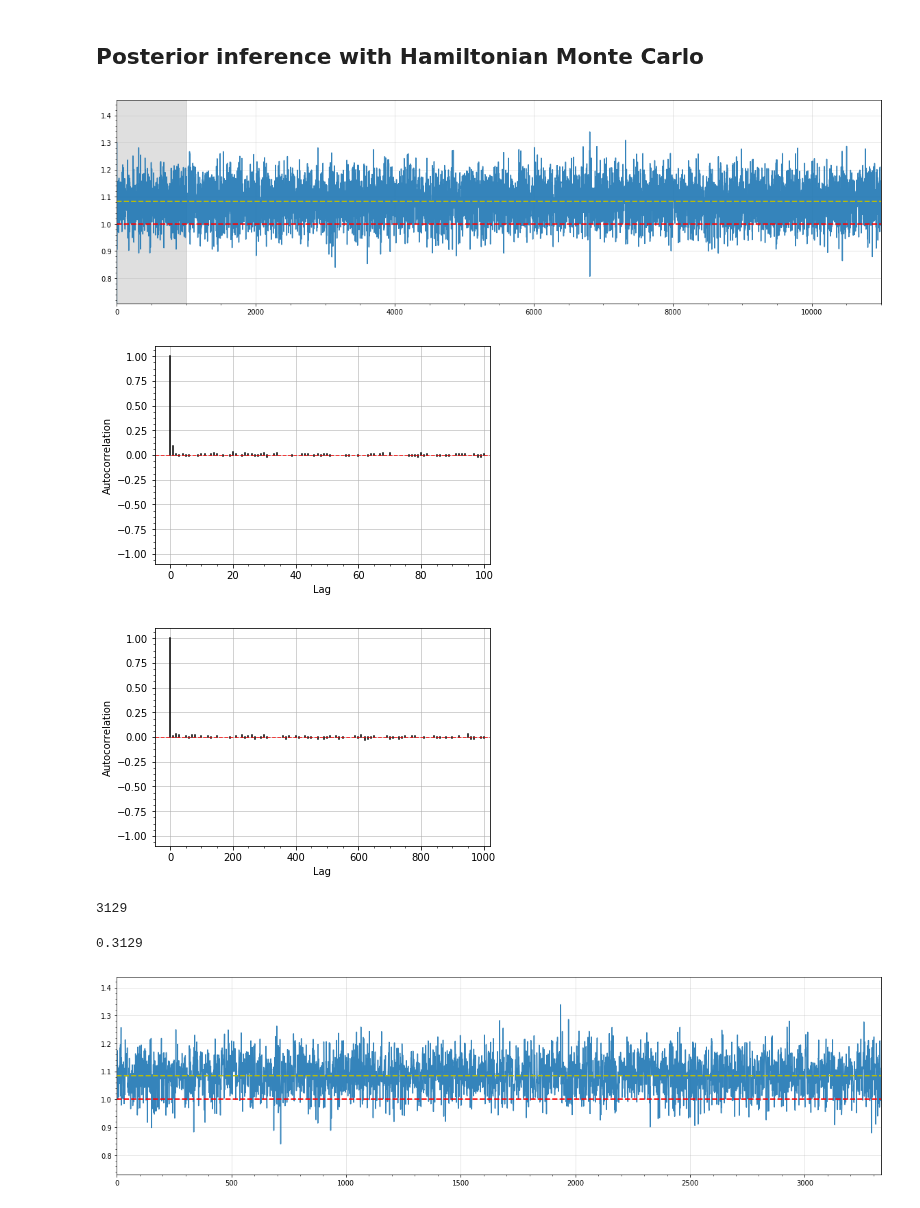
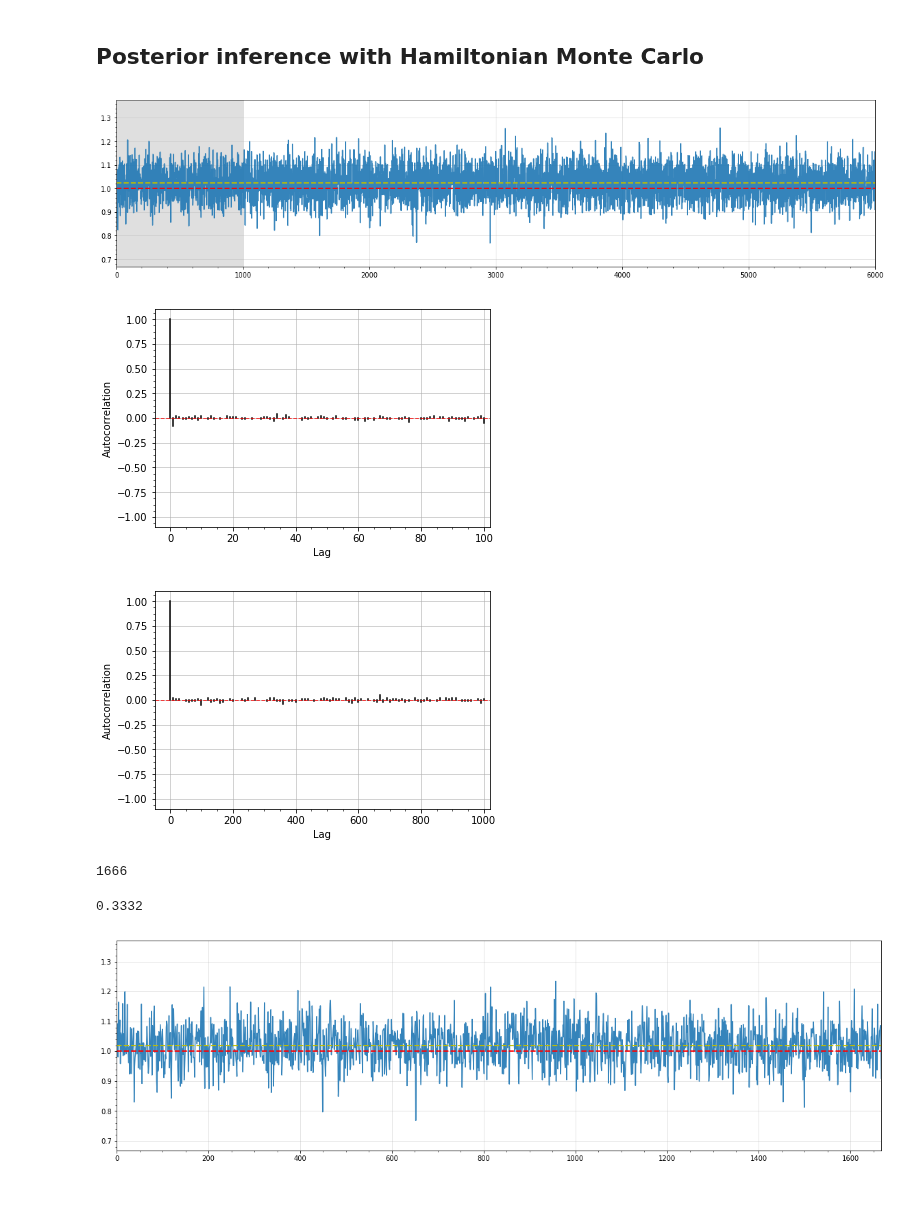
Before and after one commit to montefiore-institute/hypothesis, a Jupyter notebook: examples/hamiltonian_monte_carlo.ipynb, the cells around one changed output. Cells and saved outputs as stored; diff of their text form; code cells hidden in the pictures.

```diff
--- a/examples/hamiltonian_monte_carlo.ipynb
+++ b/examples/hamiltonian_monte_carlo.ipynb
@@ -30,7 +30,7 @@ def log_likelihood(theta, observations):
 from hypothesis.inference import HamiltonianMonteCarlo
 
 leapfrog_steps = 50
-leapfrog_stepsize = .1
+leapfrog_stepsize = .01
 momentum = torch.distributions.normal.Normal(0, 1)
 sampler = HamiltonianMonteCarlo(log_likelihood, leapfrog_steps, leapfrog_stepsize)
 # %%
@@ -38,40 +38,40 @@ theta_0 = torch.tensor(5).float()
 result = sampler.infer(
     observations,
     theta_0=theta_0,
-    samples=10000,
+    samples=5000,
     burnin_steps=1000)
 # %%
 from hypothesis.visualization.mcmc import plot_trace
 from hypothesis.visualization.mcmc import plot_autocorrelation
 
 figure_height = 20
 figure_width = 20
-fig, axes = plot_trace(result, truth=theta_true, aspect=2, show_burnin=True, show_mean=True)
+fig, axes = plot_trace(result, truth=theta_true, aspect=6, show_burnin=True, show_mean=True)
 fig.set_figheight(figure_height)
 fig.set_figwidth(figure_width)
 plt.show()
 # %% [output]
-[figure, old version]
+[figure, new version]
 # %%
 plot_autocorrelation(result, max_lag=100, interval=1)
 plt.show()
 # %% [output]
-[figure, old version]
+[figure, new version]
 # %%
 plot_autocorrelation(result, max_lag=1000, interval=10)
 plt.show()
 # %% [output]
-[figure, old version]
+[figure, new version]
 # %%
 effective_size = result.effective_size()
 
 effective_size
 # %% [output]
-3129
+1666
 # %%
 result.efficiency()
 # %% [output]
-0.3129
+0.3332
 # %%
 thinned_chain = result.thin()
 # %%
@@ -80,7 +80,7 @@ fig.set_figheight(figure_height)
 fig.set_figwidth(figure_width)
 plt.show()
 # %% [output]
-[figure, old version]
+[figure, new version]
 # %%
 plot_autocorrelation(thinned_chain, max_lag=100, interval=1)
 # %% [output]
```
Also changed, not shown: parts of 4 cells of this notebook, 1 other file.
